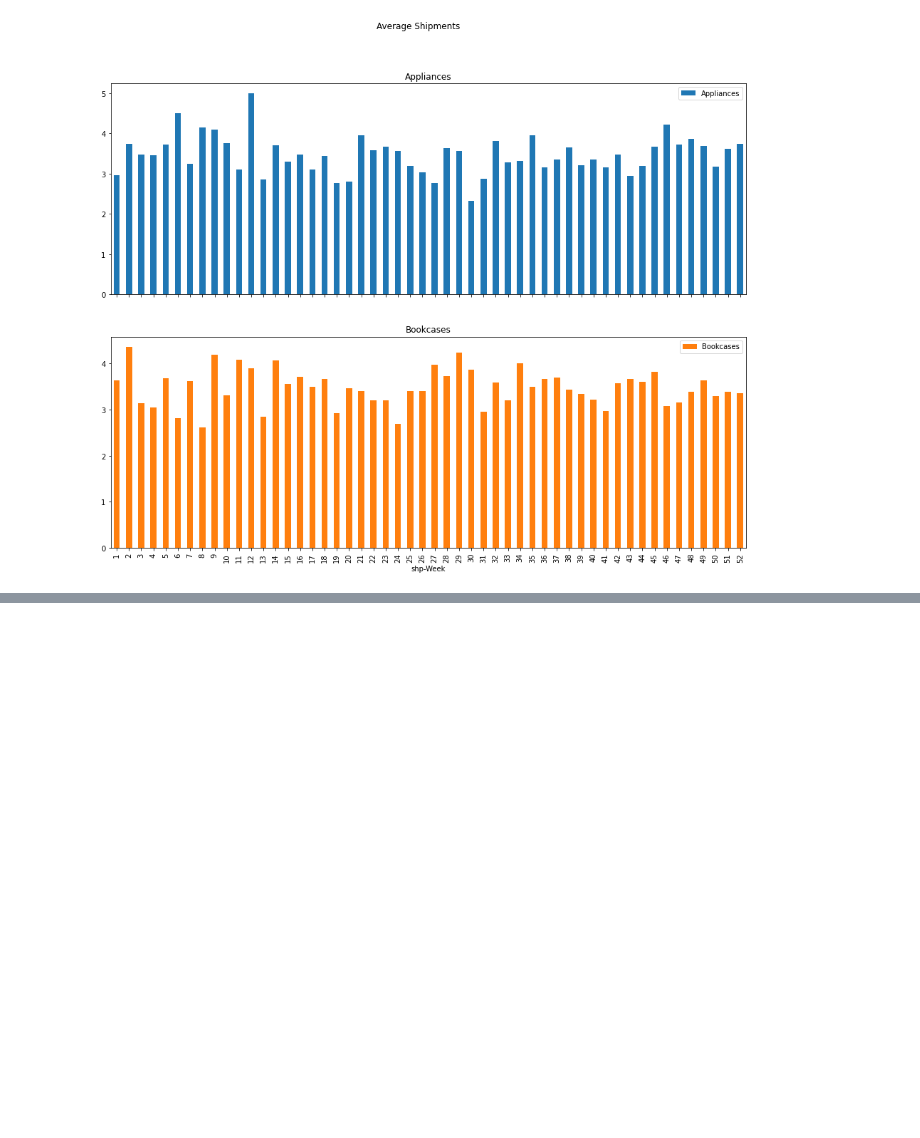
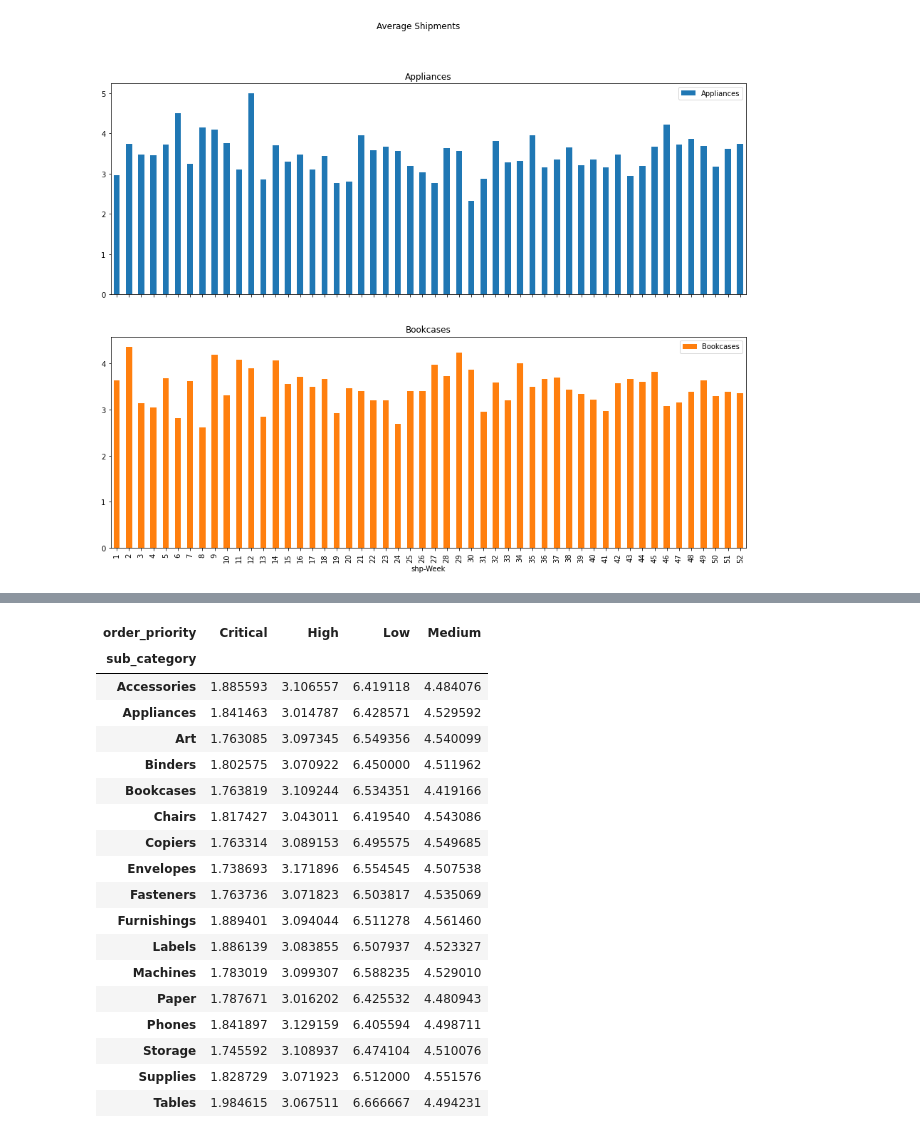
Before and after one commit to Praxis-QR/PythonForManagers, a Jupyter notebook: Superstore_Sales_Data_Analysis_2023.ipynb, the cells around one changed output, grey strips where cells are left out. Drawn from its saved outputs; the diff is of its cells as text; code cells hidden in the pictures; blank space fills up the shorter version.

```diff
--- a/Superstore_Sales_Data_Analysis_2023.ipynb
+++ b/Superstore_Sales_Data_Analysis_2023.ipynb
@@ -664,0 +692,3 @@ pd.pivot_table(dfCopy[dfCopy['sub_category'].isin(['Appliances','Bookcases'])],
+# %%
+dfCopy = dfS3K.copy()
+dfCopy.head(2)
@@ -664,0 +703,4 @@ pd.pivot_table(dfCopy[dfCopy['sub_category'].isin(['Appliances','Bookcases'])],
+# %%
+dropColumns = [ 'segment', 'state', 'country',  'product_id', 'category',  'sales',  'discount', 'profit', 'shipping_cost']
+dfCopy.drop(dropColumns, axis=1, inplace= True)
+dfCopy.head(2)
@@ -665,3 +728,26 @@ pd.pivot_table(dfCopy[dfCopy['sub_category'].isin(['Appliances','Bookcases'])],
+# %%
+#pd.pivot_table(dfCopy[dfCopy['sub_category'] != 'Not80pcProfit'], index = 'year', columns = 'sub_category', values = 'quantity', aggfunc = 'sum').
+pd.pivot_table(dfCopy[['market','sub_category','fulfill_days','order_priority']], index = 'sub_category', columns = 'order_priority', values = 'fulfill_days',aggfunc='mean')
+# %% [output]
+| order_priority | Critical | High | Low | Medium |
+| sub_category |  |  |  |  |
+| Accessories | 1.885593 | 3.106557 | 6.419118 | 4.484076 |
+| Appliances | 1.841463 | 3.014787 | 6.428571 | 4.529592 |
+| Art | 1.763085 | 3.097345 | 6.549356 | 4.540099 |
+| Binders | 1.802575 | 3.070922 | 6.450000 | 4.511962 |
+| Bookcases | 1.763819 | 3.109244 | 6.534351 | 4.419166 |
+| Chairs | 1.817427 | 3.043011 | 6.419540 | 4.543086 |
+| Copiers | 1.763314 | 3.089153 | 6.495575 | 4.549685 |
+| Envelopes | 1.738693 | 3.171896 | 6.554545 | 4.507538 |
+| Fasteners | 1.763736 | 3.071823 | 6.503817 | 4.535069 |
+| Furnishings | 1.889401 | 3.094044 | 6.511278 | 4.561460 |
+| Labels | 1.886139 | 3.083855 | 6.507937 | 4.523327 |
+| Machines | 1.783019 | 3.099307 | 6.588235 | 4.529010 |
+| Paper | 1.787671 | 3.016202 | 6.425532 | 4.480943 |
+| Phones | 1.841897 | 3.129159 | 6.405594 | 4.498711 |
+| Storage | 1.745592 | 3.108937 | 6.474104 | 4.510076 |
+| Supplies | 1.828729 | 3.071923 | 6.512000 | 4.551576 |
+| Tables | 1.984615 | 3.067511 | 6.666667 | 4.494231 |
 # %% [markdown]
 #Chronobooks <br>
 Two science fiction novels by Prithwis Mukerjee. A dystopian Earth. A technocratic society managed by artificial intelligence. Escape and epiphany on Mars. Can man and machine, carbon and silicon explore and escape into other dimensions of existence? An Indic perspective rooted in Advaita Vedanta and the Divine Feminine.  [More information](http://bit.ly/chronobooks) <br>
```
Also changed, not shown: parts of 8 cells of this notebook.
